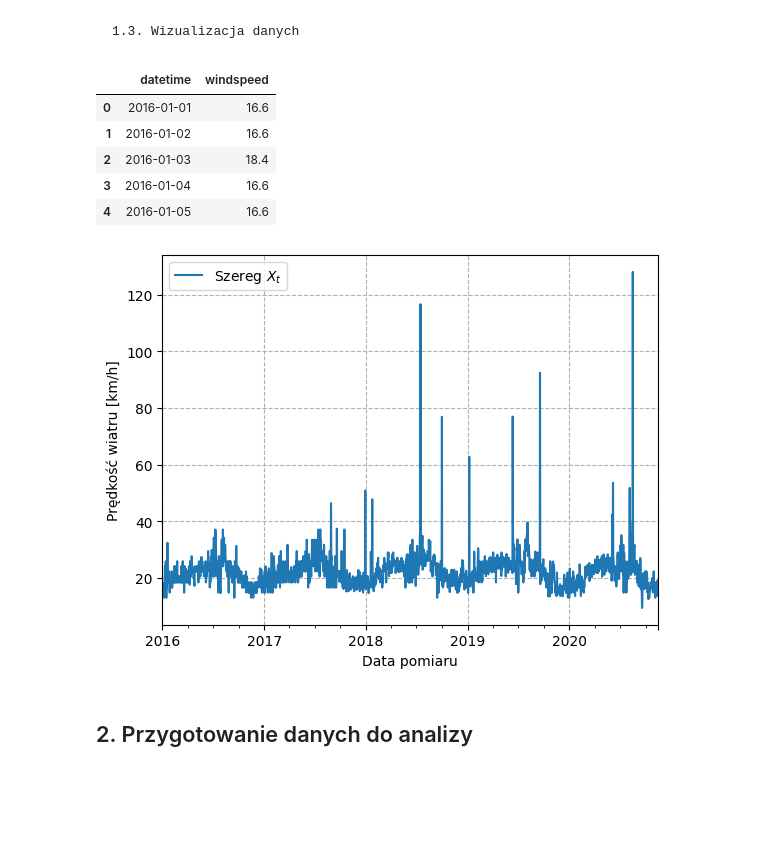
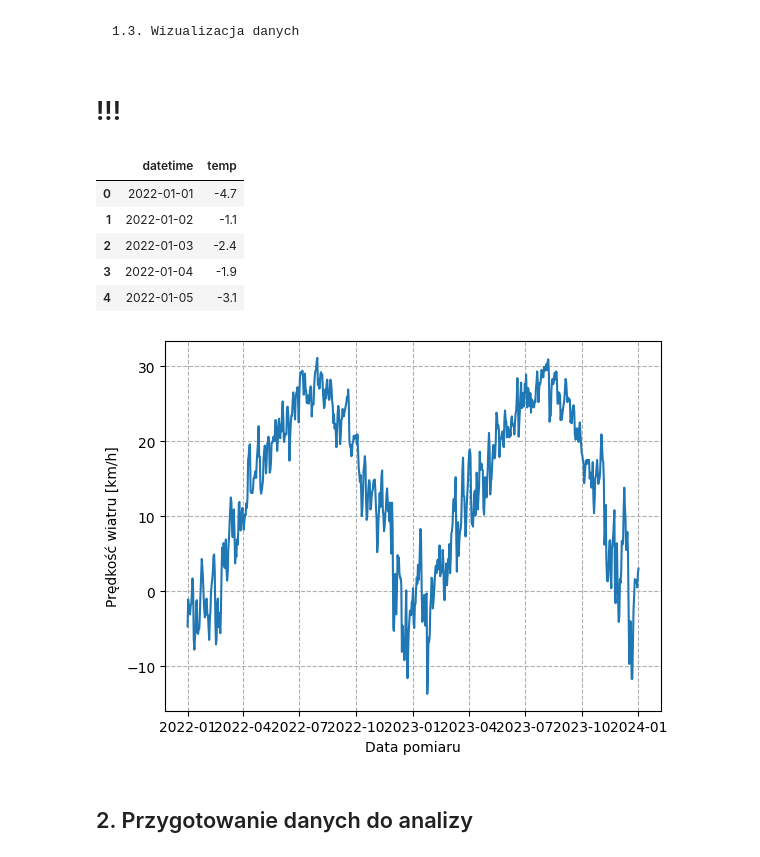
Before and after one commit to MagdalenaSudol/Model_ARMA, a Jupyter notebook: raport.ipynb, the cells around one changed output. Saved outputs shown, nothing was run; the diff lists cells and outputs as text; code cells hidden in the pictures; blank space fills up the shorter version.

Commit message:
zamiana windspeed na temp

```diff
--- a/raport.ipynb
+++ b/raport.ipynb
@@ -18,5 +18,5 @@ data['datetime'] = pd.to_datetime(data['datetime'], format="%d-%m-%Y")
 # %%
-# data = pd.read_csv('seoul.csv')
-# data['datetime'] = pd.to_datetime(data['datetime'])
+data = pd.read_csv('seoul.csv')
+data['datetime'] = pd.to_datetime(data['datetime'])
 data.isnull().sum()
 # %% [output]
@@ -58,24 +65,31 @@ DatetimeIndex([], dtype='datetime64[ns]', freq='D')
 Odpowiedź brzmi tak.
 # %% [markdown]
     1.3. Wizualizacja danych
+# %% [markdown]
+# !!!
 # %%
-data_clean = data[['datetime', 'windspeed']]
+# data_clean = data[['datetime', 'windspeedt']]
+data_clean = data[['datetime', 'temp']]
 data_clean.head()
 # %% [output]
-|  | datetime | windspeed |
-| 0 | 2016-01-01 | 16.6 |
-| 1 | 2016-01-02 | 16.6 |
-| 2 | 2016-01-03 | 18.4 |
-| 3 | 2016-01-04 | 16.6 |
-| 4 | 2016-01-05 | 16.6 |
+|  | datetime | temp |
+| 0 | 2022-01-01 | -4.7 |
+| 1 | 2022-01-02 | -1.1 |
+| 2 | 2022-01-03 | -2.4 |
+| 3 | 2022-01-04 | -1.9 |
+| 4 | 2022-01-05 | -3.1 |
+# %%
+# windspeed = data_clean['windspeed']
+windspeed = data_clean['temp']
+datetime = data_clean['datetime']
 # %%
-data_clean.plot(x='datetime', y='windspeed', label = 'Szereg $X_t$')
+plt.plot(datetime, windspeed, label = 'Szereg $X_t$')
 plt.grid(True, linestyle = '--')
 plt.ylabel('Prędkość wiatru [km/h]')
 plt.xlabel('Data pomiaru')
 plt.show()
 # %% [output]
-[figure, old version]
+[figure, new version]
 # %% [markdown]
 ## 2. Przygotowanie danych do analizy
 # %% [markdown]
```
Also changed, not shown: parts of 16 cells of this notebook.
